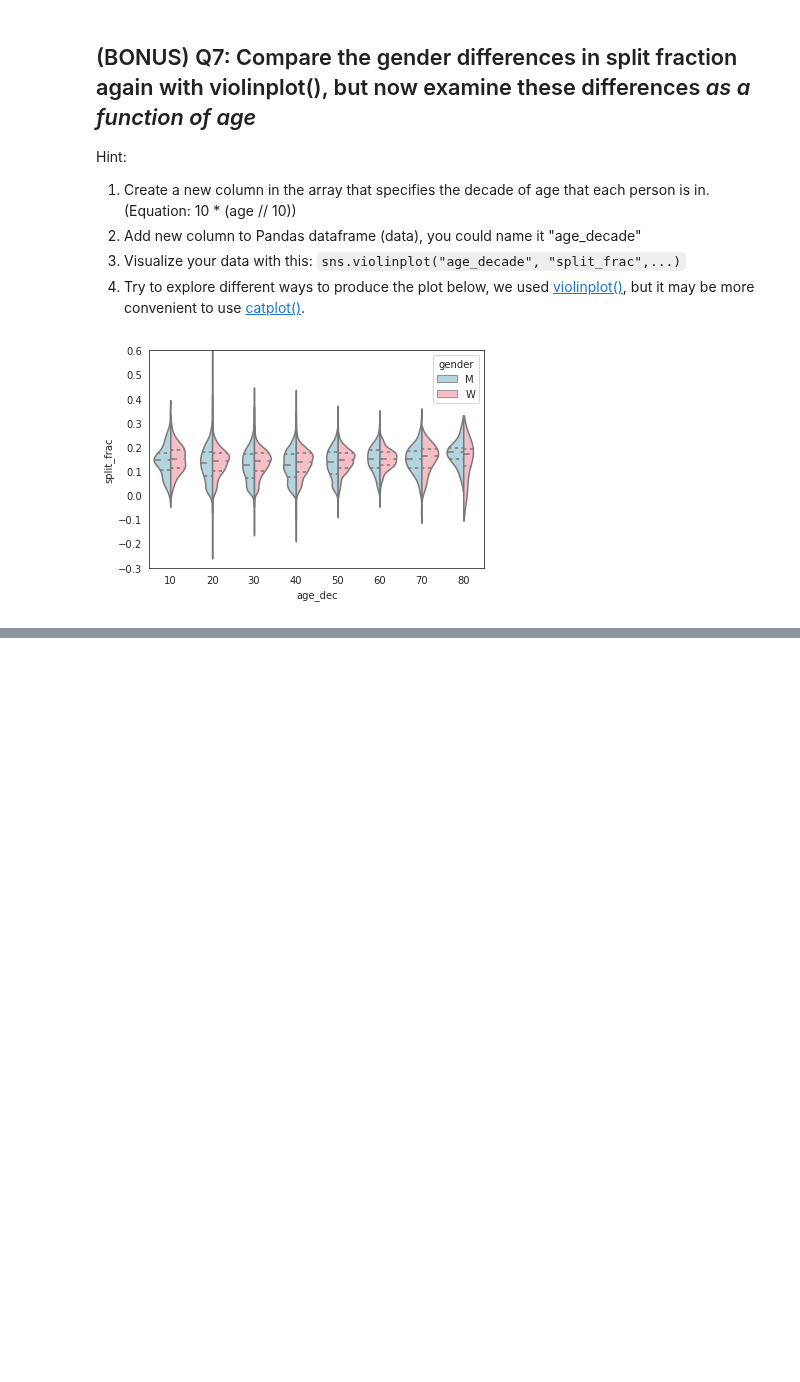
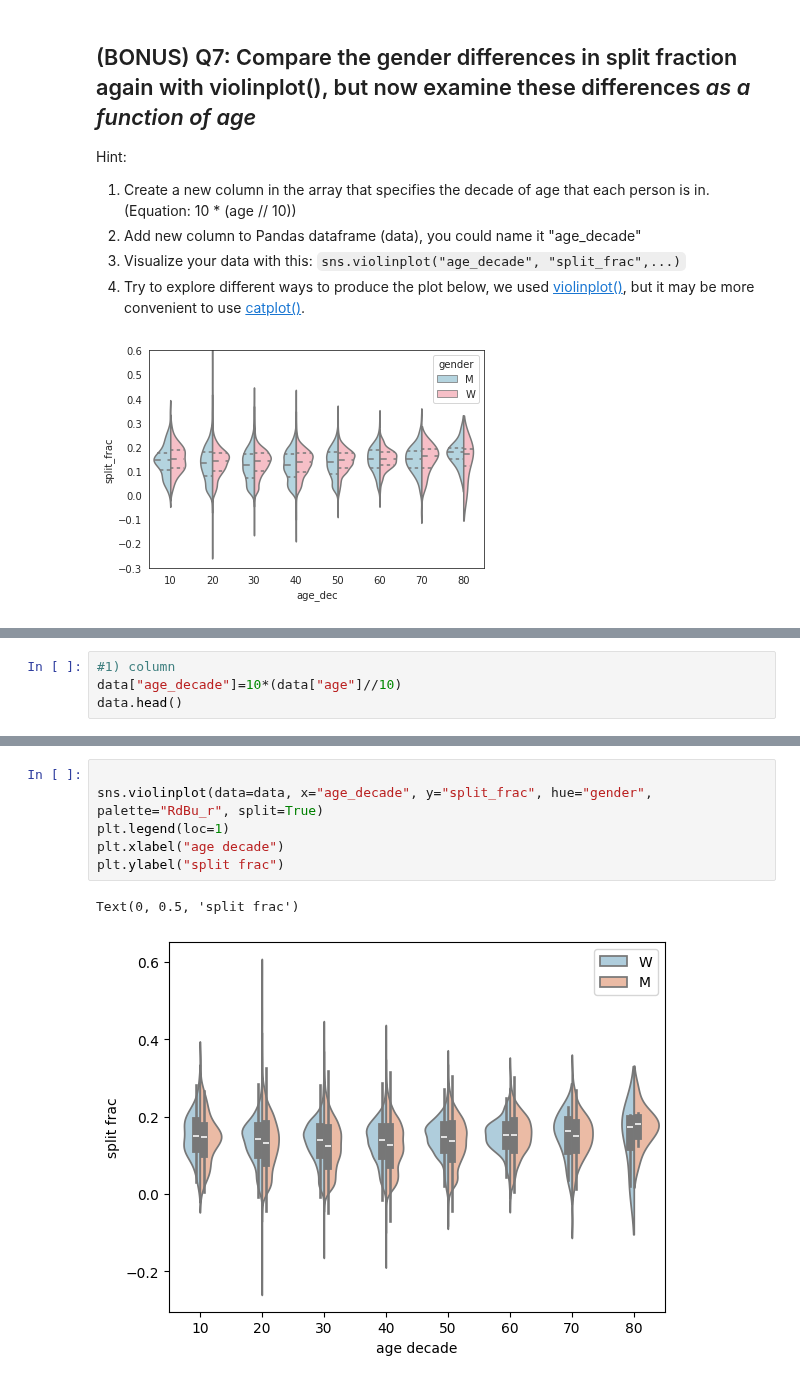
Before and after one commit to Coraliefringeli/2025_Intro_Python_Fringeli_Coralie, a Jupyter notebook: notebook/W4_S2.ipynb, the cells around one changed output, grey strips where cells are left out. Saved outputs shown, nothing was run; the diff lists cells and outputs as text; blank space fills up the shorter version.

```diff
--- a/notebook/W4_S2.ipynb
+++ b/notebook/W4_S2.ipynb
@@ -173,0 +172,4 @@ Hint:
+# %%
+#1) column
+data["age_decade"]=10*(data["age"]//10)
+data.head()
@@ -173,0 +195,9 @@ Hint:
+# %%
+
+sns.violinplot(data=data, x="age_decade", y="split_frac", hue="gender", palette="RdBu_r", split=True)
+plt.legend(loc=1)
+plt.xlabel("age decade")
+plt.ylabel("split frac")
+# %% [output]
+Text(0, 0.5, 'split frac')
+[figure, added]
```
Also changed, not shown: parts of 2 cells of this notebook.
